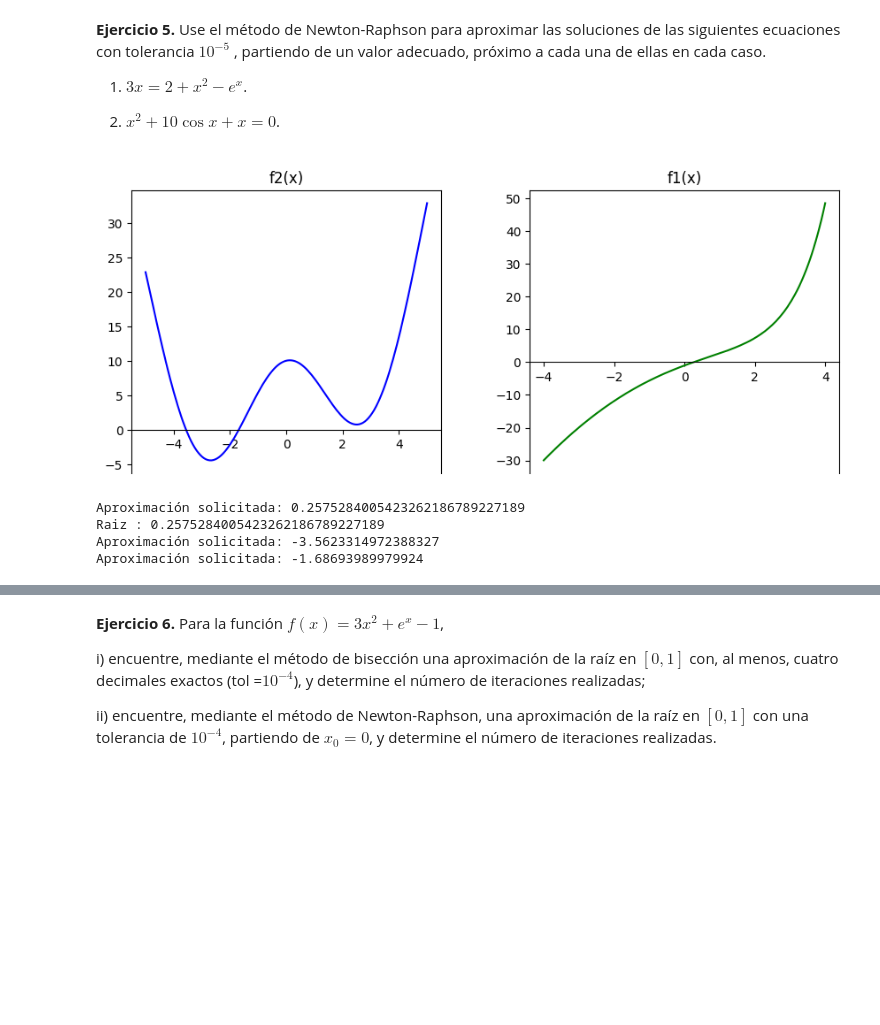
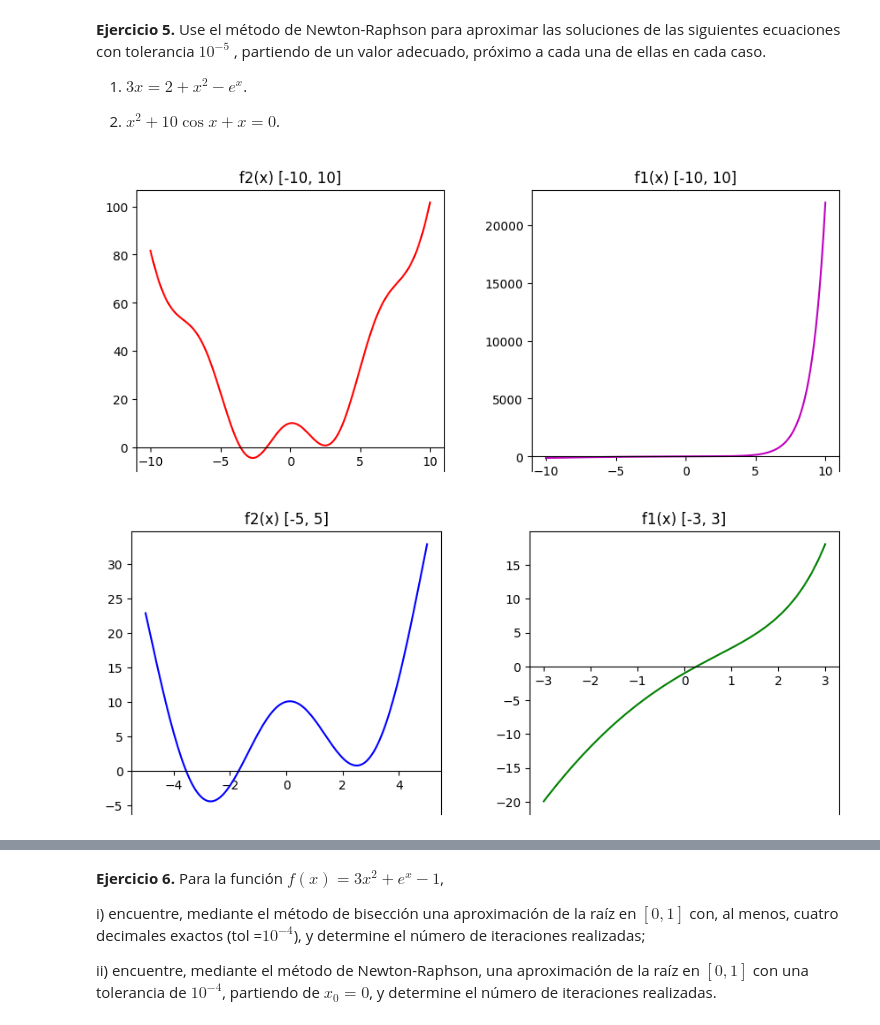
Before and after one commit to Pablolinari/UGR, a Jupyter notebook: 2/MN/P1_solucion.ipynb, the cells around one changed output, grey strips where cells are left out. Cells and saved outputs as stored; diff of their text form; code cells hidden in the pictures; blank space fills up the shorter version.

```diff
--- a/2/MN/P1_solucion.ipynb
+++ b/2/MN/P1_solucion.ipynb
@@ -291,43 +355,52 @@ Numero de iteraciones : 3
 2. $x^2+10 \cos x+x=0$.
 # %%
 def f1(x):
-   return 3*x -2 -x**2 +np.exp(x)
+   return (3*x) -2 -(x**2) +np.exp(x)
 def f2(x):
    return x**2 + 10*np.cos(x) +x
 def df1(x):
-   return 3 -2*x -np.exp(x)
+   return 3 -2*x +np.exp(x)
 def df2(x):
    return 2*x -10*np.sin(x) +1
 x2 = np.linspace(-5, 5, 150)
 y2 = f2(x2)
-x1 = np.linspace(-4, 4, 150)
+x1 = np.linspace(-3, 3, 150)
 y1 = f1(x1)
+x2_2 = np.linspace(-10, 10, 150)
+y2_2 = f2(x2_2)
+x1_2 = np.linspace(-10, 10, 150)
+y1_2 = f1(x1_2)
+# Figura 2: valores de 100 a -100
+fig2 = plt.figure(figsize=(10, 4))
 
+# Gráfico f2 con x de 100 a -100
+ax4 = fig2.add_axes([0.1, 0.1, 0.35, 0.8])
+ax4.spines['bottom'].set_position('zero')
+ax4.plot(x2_2, y2_2, 'r')
+ax4.set_title('f2(x) [-10, 10]')
+
+# Gráfico f1 con x de 100 a -100
+ax3 = fig2.add_axes([0.55, 0.1, 0.35, 0.8])
+ax3.spines['bottom'].set_position('zero')
+ax3.plot(x1_2, y1_2, 'm')
+ax3.set_title('f1(x) [-10, 10]')
+
+plt.show()
 fig = plt.figure(figsize=(10, 4))
+
 # Grafico f2
 ax2 = fig.add_axes([0.1, 0.1, 0.35, 0.8])
 ax2.spines['bottom'].set_position('zero')
 ax2.plot(x2, y2, 'b')
-ax2.set_title('f2(x)')
+ax2.set_title('f2(x) [-5, 5]')
 
 # Grafico f1
 ax1 = fig.add_axes([0.55, 0.1, 0.35, 0.8])
 ax1.spines['bottom'].set_position('zero')
 ax1.plot(x1, y1, 'g')
-ax1.set_title('f1(x)')
+ax1.set_title('f1(x) [-3, 3]')
 
 plt.show()
-x01 = Decimal(-1)
-x02 =-4
-x02_2=-2
-
-raiz ,iter ,salida,sucesion =NewtonRaphson(f1,df1,x01,1000000,1e-25,tol=1e-5)
-print(f"Raiz : {raiz}")
-raiz ,iter ,salida ,sucesion=NewtonRaphson(f2,df2,x02,100,1e-25,1e-5)
-raiz ,iter ,salida ,sucesion=NewtonRaphson(f2,df2,x02_2,100,1e-25,1e-5)
 # %% [output]
-[figure, old version]
+[figure, new version]
-Aproximación solicitada: 0.2575284005423262186789227189
-Raiz : 0.2575284005423262186789227189
-Aproximación solicitada: -3.5623314972388327
-Aproximación solicitada: -1.68693989979924
+[figure, added]
```
Also changed, not shown: parts of 18 cells of this notebook, 1 other file.
